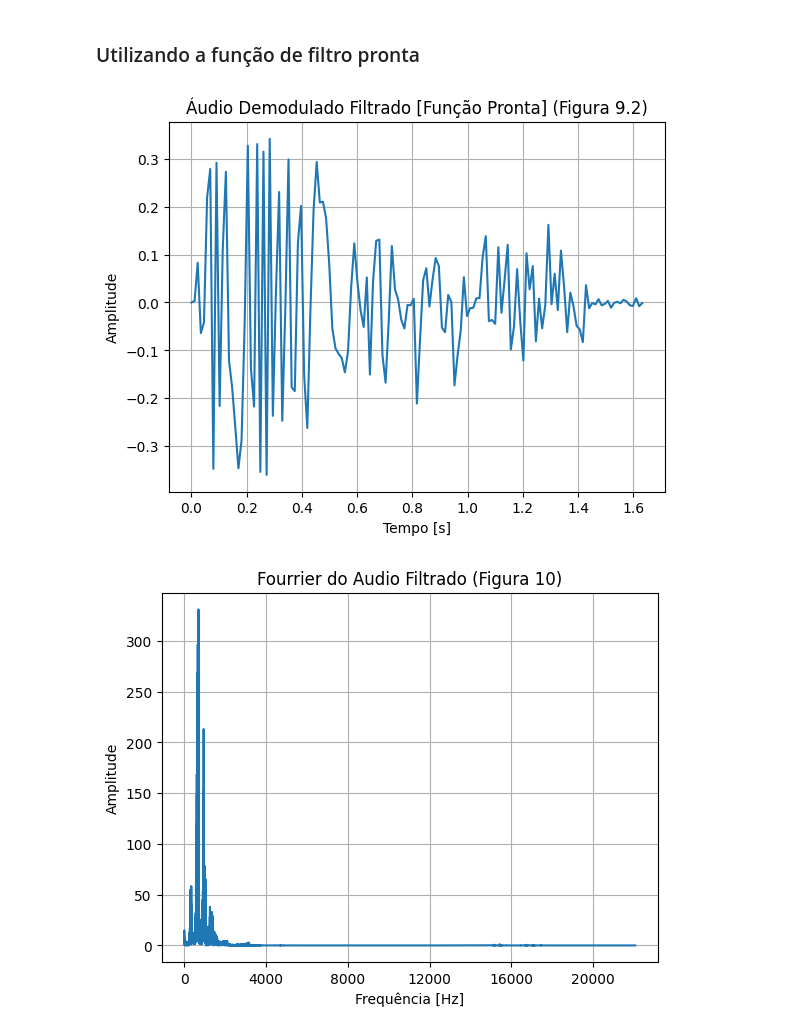
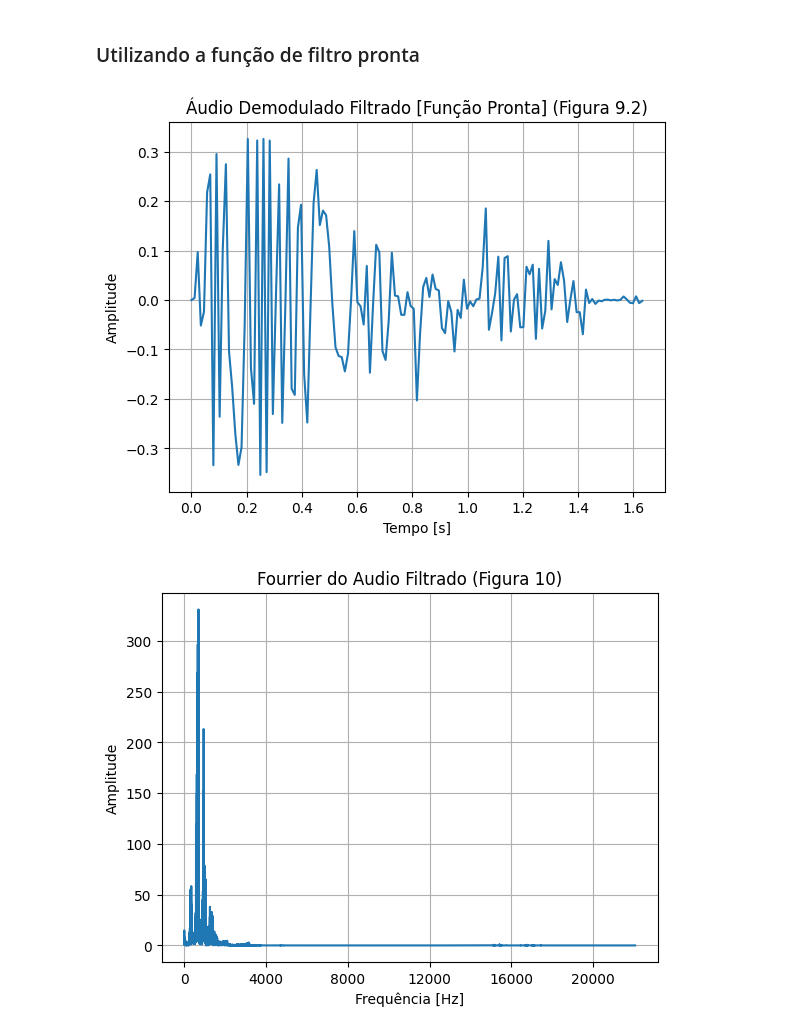
Before and after one commit to DeLucca990/CamadasFis, a Jupyter notebook: Projeto8/decoder.ipynb, the cells around one changed output. Drawn from its saved outputs; the diff is of its cells as text; code cells hidden in the pictures.

```diff
--- a/Projeto8/decoder.ipynb
+++ b/Projeto8/decoder.ipynb
@@ -89,17 +89,17 @@ plt.show()
 # %% [markdown]
 ### Utilizando a função de filtro pronta
 # %%
-b, a = scipy.signal.butter(6, 3000, 'lowpass', fs=samplerate)
+b, a = scipy.signal.butter(6, 1000, 'lowpass', fs=samplerate)
 filtered_audio_easy = scipy.signal.filtfilt(b, a, audio_demodulated)
 plt.figure()
 plt.plot(t_domain[::500], filtered_audio_easy[::500])
 plt.title('Áudio Demodulado Filtrado [Função Pronta] (Figura 9.2)')
 plt.xlabel('Tempo [s]')
 plt.ylabel('Amplitude')
 plt.grid()
 plt.show()
 # %% [output]
-[figure, old version]
+[figure, new version]
 # %%
 x, y = signal.calcFFT(filtered_audio_hand, fs)
 
```
Also changed, not shown: 1 other file.
